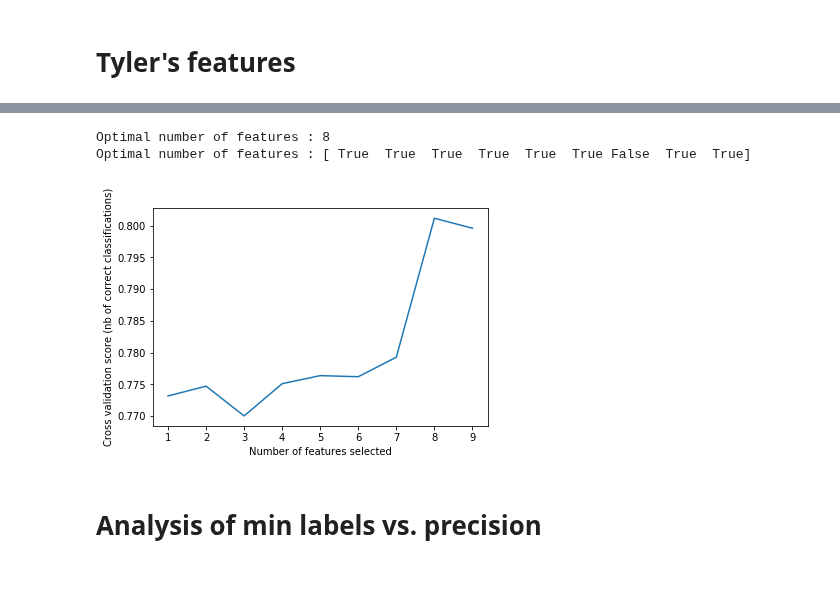
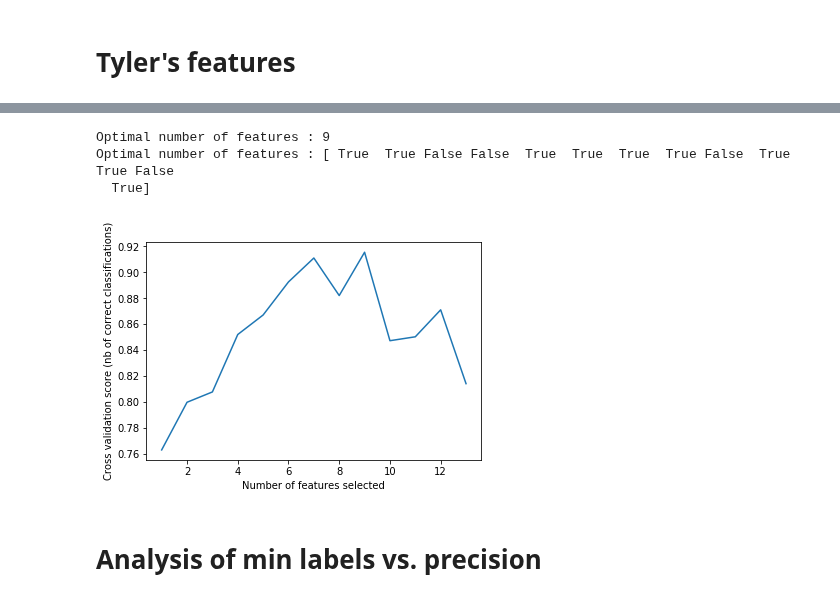
Before and after one commit to ProjectSidewalk/sidewalk-quality-analysis, a Jupyter notebook: sidewalk-user-quality-analysis-neil.ipynb, the cells around one changed output, grey strips where cells are left out. Drawn from its saved outputs; the diff is of its cells as text; code cells hidden in the pictures.

Commit message:
improvements to the use classification model (now with >90% precision and recall on users with more than 45 validated labels)

```diff
--- a/sidewalk-user-quality-analysis-neil.ipynb
+++ b/sidewalk-user-quality-analysis-neil.ipynb
@@ -135,5 +139,5 @@ selection_all = selection_all[~pd.isna(selection_all).any(axis=1)]
 # %%
-/lab?fig, axes = plt.subplots(nrows=2, ncols=2, figsize=(8, 8))
+fig, axes = plt.subplots(nrows=2, ncols=2, figsize=(8, 8))
 fig2, axes2 = plt.subplots(nrows=2, ncols=2, figsize=(8, 8))
 
 for i in range(len(label_types)):
@@ -334,3 +331,5 @@ def get_p_r(users, label_correctness):
     # print(confusion_matrix(comparisons['accuracy'][mask], comparisons['predicted'][mask]))
 
     return precision_score(comparisons['accuracy'][mask], comparisons['predicted'][mask]), recall_score(comparisons['accuracy'][mask], comparisons['predicted'][mask])
+# %%
+users_filtered = users[users['labels_validated'] > 45]
@@ -337,36 +344,43 @@ def get_p_r(users, label_correctness):
 # %%
-features = ['label_type', 'sv_image_y', 'canvas_x', 'canvas_y', 'heading', 'pitch', 'zoom', 'lat', 'lng',]
+features = ['label_type', 'sv_image_y', 'canvas_x', 'canvas_y', 'heading', 'pitch', 'zoom', 'lat', 'lng', 'proximity_distance', 'proximity_middleness', 'CLASS_DESC', 'ZONEID']
 
-proportion_labels = 0.1
+proportion_labels = 0.4
 comparisons = pd.DataFrame()
 split_num = 0
 np.random.seed(0)
 
-for train_index, test_index in KFold(n_splits=5, shuffle=True, random_state=0).split(users.index):
-    X_train, X_test = users.index[train_index], users.index[test_index]
-    y_train, y_test = users['accuracy'][train_index], users['accuracy'][test_index]
+for train_index, test_index in KFold(n_splits=5, shuffle=True, random_state=0).split(users_filtered.index):
+    X_train, X_test = users_filtered.index[train_index], users_filtered.index[test_index]
+    y_train, y_test = users_filtered['accuracy'][train_index] > 65, users_filtered['accuracy'][test_index] > 65
+#     y_train, y_test = users_filtered['missions_completed'][train_index] > 6, users_filtered['missions_completed'][test_index] > 6
 
     mask = np.random.permutation(np.arange(len(X_train)))
     users_labels_train = X_train[mask[:int(proportion_labels * len(mask))]]
     users_labels_test = X_train[mask[int(proportion_labels * len(mask)):]]
 
-    train_labels = label_correctness[label_correctness['user_id'].isin(X_train)]
-    test_labels = label_correctness[label_correctness['user_id'].isin(X_test)]
+    train_labels = label_correctness[label_correctness['user_id'].isin(X_train)].copy()
+    test_labels = label_correctness[label_correctness['user_id'].isin(X_test)].copy()
     #%%
     test_labels = test_labels.drop(columns='correct')
     #%%
     train_labels = train_labels[~pd.isna(train_labels['correct'])]
     train_labels = train_labels[~(pd.isna(train_labels[features]).any(axis=1))]
+    test_labels = test_labels[~(pd.isna(test_labels[features]).any(axis=1))]
     # scaler = StandardScaler()
     # train_labels[features] = scaler.fit_transform(train_labels[features])
+
+    en = OrdinalEncoder()
+    en.fit(pd.concat((train_labels[['CLASS_DESC']], test_labels[['CLASS_DESC']])))
+    train_labels[['CLASS_DESC']] = en.transform(train_labels[['CLASS_DESC']])
+    test_labels[['CLASS_DESC']] = en.transform(test_labels[['CLASS_DESC']])
 
     #%%
     rfe_labels = RFECV(estimator=RandomForestClassifier(n_estimators=10), step=1, cv=StratifiedKFold(5),
            scoring='precision')
-    clf_labels = RandomForestClassifier(random_state=0, n_jobs=-1, n_estimators=10)
+    clf_labels = RandomForestClassifier(random_state=0, n_jobs=-1, n_estimators=30)
     # clf_accuracy = BalancedBaggingClassifier(n_jobs=-1, random_state=0, n_estimators=100)
     rfe_accuracy = RFECV(estimator=RandomForestClassifier(n_estimators=10), step=1, cv=StratifiedKFold(5), scoring='f1')
-    clf_accuracy = BalancedBaggingClassifier(random_state=0, n_jobs=-1, n_estimators=20)
+    clf_accuracy = BalancedBaggingClassifier(random_state=0, n_jobs=-1, n_estimators=30)
     # clf = BalancedRandomForestClassifier(random_state=0)
 
     # TODO don't eliminate all nans
@@ -393,11 +407,11 @@ for train_index, test_index in KFold(n_splits=5, shuffle=True, random_state=0).s
     print('Training accuracy classifier...')
     rfe_accuracy.fit(np.concatenate((dearray(prob_hist_predictions['prob']),
         prob_hist_predictions.drop(columns='prob').values), axis=1),
-        (y_train.loc[prob_hist_predictions.index] > 65).astype(int))
+        y_train.loc[prob_hist_predictions.index].astype(int))
 
     clf_accuracy.fit(np.concatenate((dearray(prob_hist_predictions['prob']),
         prob_hist_predictions.drop(columns='prob').values), axis=1)[:, rfe_accuracy.support_],
-        (y_train.loc[prob_hist_predictions.index] > 65).astype(int))
+        y_train.loc[prob_hist_predictions.index].astype(int))
     #%%
     # Probabililty correct
     useful_test = test_labels[~pd.isna(test_labels[features]).any(axis=1)].copy()  # TODO don't eliminate all nans
@@ -436,7 +450,7 @@ for train_index, test_index in KFold(n_splits=5, shuffle=True, random_state=0).s
 
     # sys.stderr.write(f'{split_num} / 5\n')
 
-comparisons['accuracy'] = (comparisons['accuracy'] > 65).astype(int)
+comparisons['accuracy'] = (comparisons['accuracy']).astype(int)
 
 mask = ~pd.isna(comparisons[['accuracy', 'predicted']]).any(axis=1)
 print(precision_score(comparisons['accuracy'][mask], comparisons['predicted'][mask]))
@@ -470,17 +527,20 @@ rfe_accuracy_mask = rfecv.support_
 # %%
-print("Optimal number of features : %d" % rfecv.n_features_)
-print("Optimal number of features : %s" % str(rfecv.support_))
+rfe = rfe_accuracy
+print("Optimal number of features : %d" % rfe.n_features_)
+print("Optimal number of features : %s" % str(rfe.support_))
+
 
 # Plot number of features VS. cross-validation scores
 plt.figure()
 plt.xlabel("Number of features selected")
 plt.ylabel("Cross validation score (nb of correct classifications)")
-plt.plot(range(1, len(rfecv.grid_scores_) + 1), rfecv.grid_scores_)
+plt.plot(range(1, len(rfe.grid_scores_) + 1), rfe.grid_scores_)
 plt.show()
 # %% [output]
-Optimal number of features : 8
-Optimal number of features : [ True  True  True  True  True  True False  True  True]
+Optimal number of features : 9
+Optimal number of features : [ True  True False False  True  True  True  True False  True  True False
+  True]
-[figure, old version]
+[figure, new version]
 # %%
 mask = ~pd.isna(comparisons[['accuracy', 'predicted']]).any(axis=1)
 plt.figure()
```
Also changed, not shown: parts of 28 cells of this notebook.
